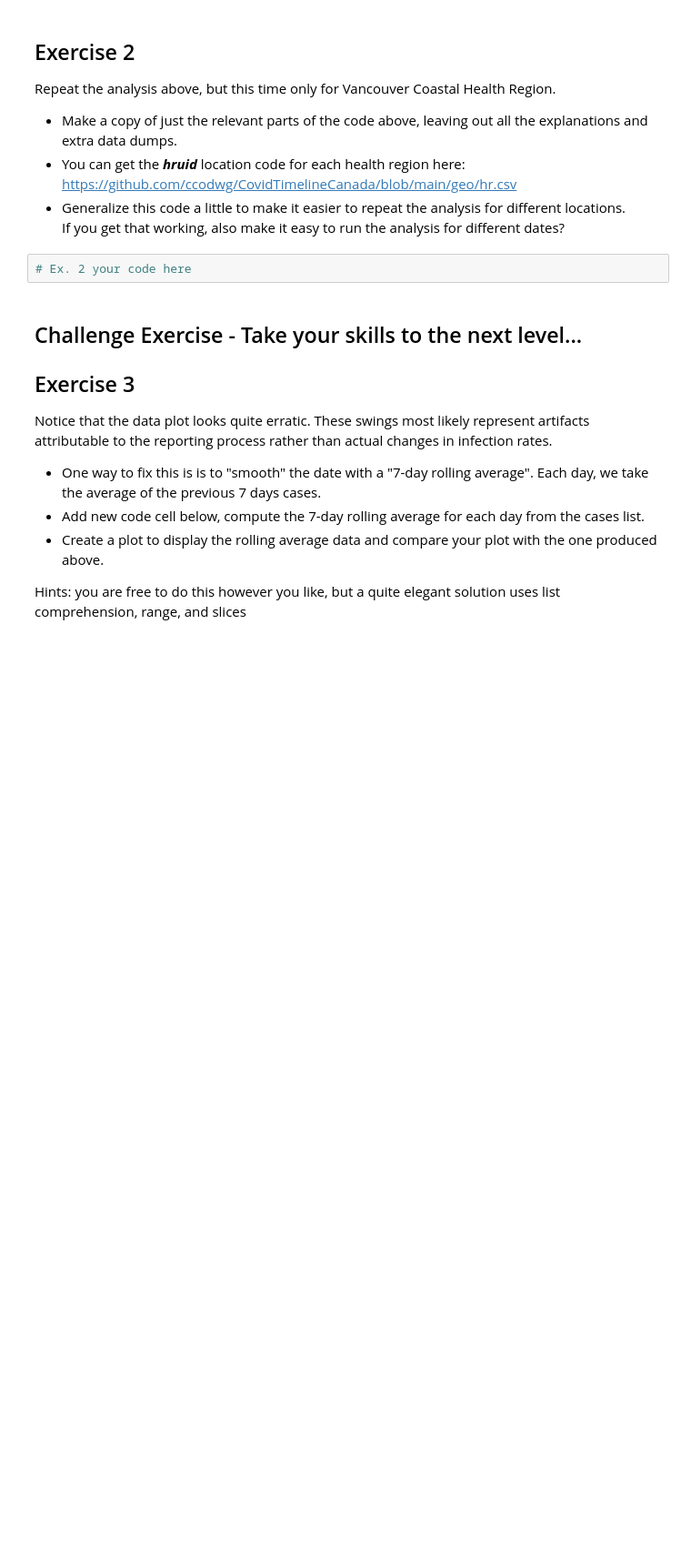
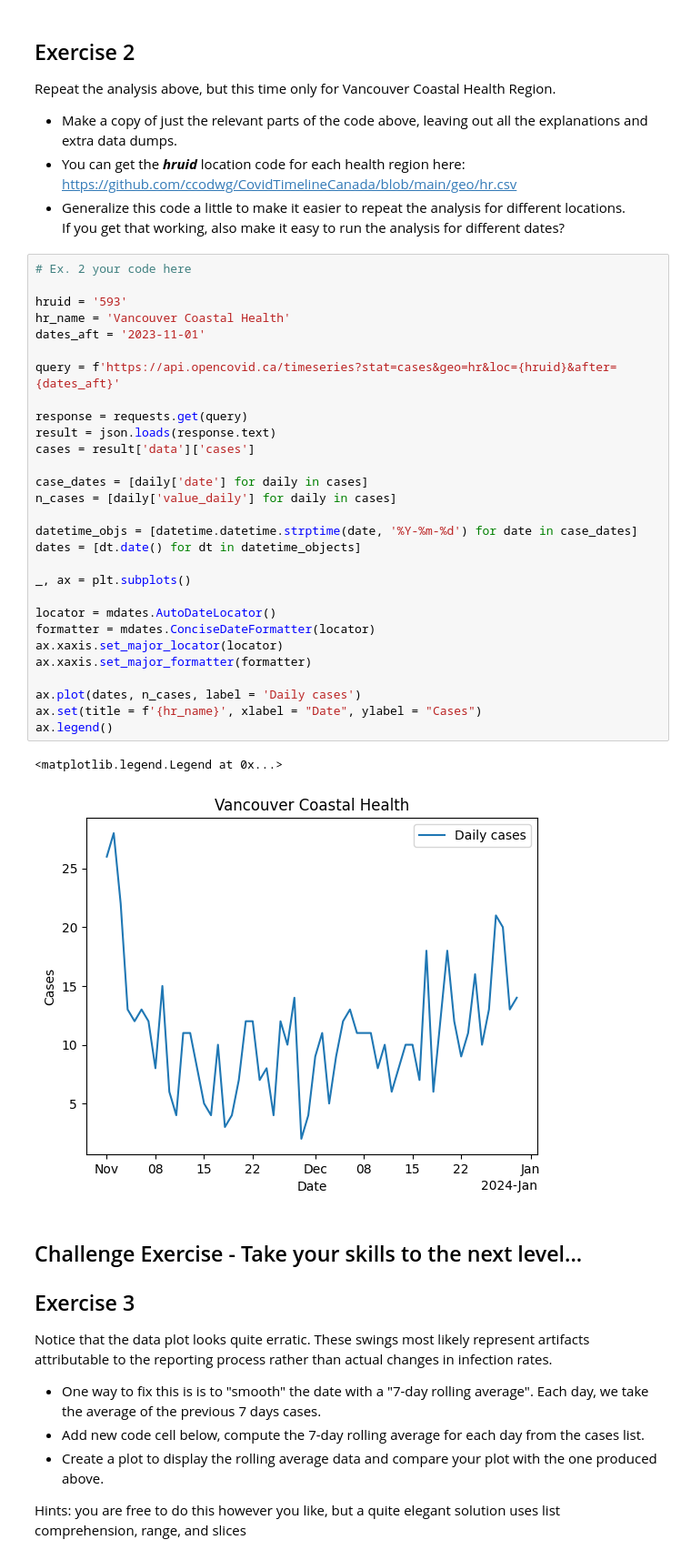
Before and after one commit to zhdavidlu/cap-comp215, a Jupyter notebook: labs/lab01-intro.ipynb, the cells around one changed output. Shown: that part at 91% size. Saved outputs shown, nothing was run; the diff lists cells and outputs as text; blank space fills up the shorter version.

```diff
--- a/labs/lab01-intro.ipynb
+++ b/labs/lab01-intro.ipynb
@@ -181,8 +181,38 @@ Repeat the analysis above, but this time only for Vancouver Coastal Health Regio
 * You can get the ***hruid*** location code for each health region here:  https://github.com/ccodwg/CovidTimelineCanada/blob/main/geo/hr.csv
 * Generalize this code a little to make it easier to repeat the analysis for different locations.
   If you get that working, also make it easy to run the analysis for different dates?
-# %%
-# Ex. 2 your code here
+# %%
+# Ex. 2 your code here
+
+hruid = '593'
+hr_name = 'Vancouver Coastal Health'
+dates_aft = '2023-11-01'
+
+query = f'https://api.opencovid.ca/timeseries?stat=cases&geo=hr&loc={hruid}&after={dates_aft}'
+
+response = requests.get(query)
+result = json.loads(response.text)
+cases = result['data']['cases']
+
+case_dates = [daily['date'] for daily in cases]
+n_cases = [daily['value_daily'] for daily in cases]
+
+datetime_objs = [datetime.datetime.strptime(date, '%Y-%m-%d') for date in case_dates]
+dates = [dt.date() for dt in datetime_objects]
+
+_, ax = plt.subplots()
+
+locator = mdates.AutoDateLocator()
+formatter = mdates.ConciseDateFormatter(locator)
+ax.xaxis.set_major_locator(locator)
+ax.xaxis.set_major_formatter(formatter)
+
+ax.plot(dates, n_cases, label = 'Daily cases')
+ax.set(title = f'{hr_name}', xlabel = "Date", ylabel = "Cases")
+ax.legend()
+# %% [output]
+<matplotlib.legend.Legend at 0x...>
+[figure, added]
 # %% [markdown]
 ## Challenge Exercise - Take your skills to the next level...
 
```
Also changed, not shown: parts of 3 cells of this notebook.
